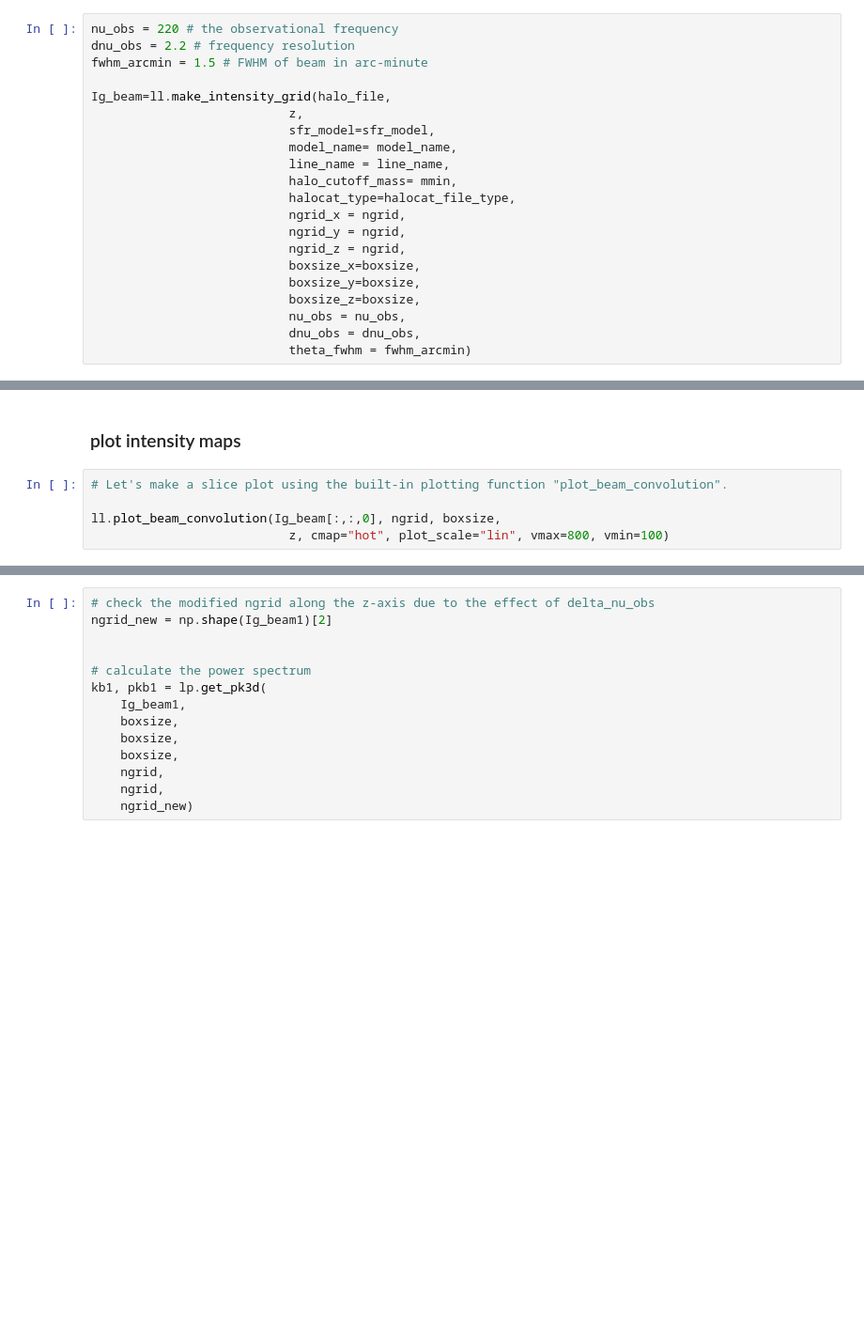
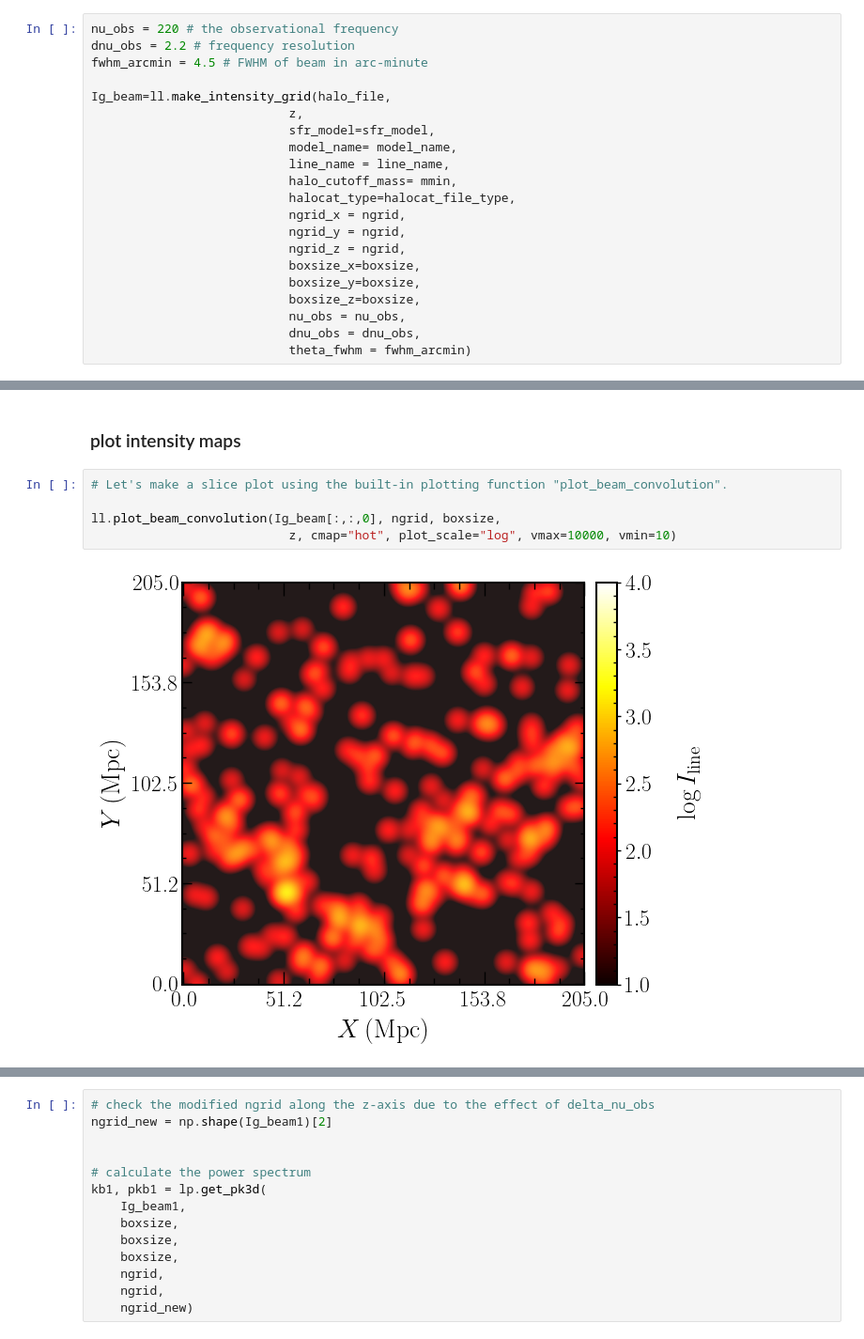
Before and after one commit to Anirbancosmo/Limpy, a Jupyter notebook: examples/Simulated_maps_and_powerspectra.ipynb, the cells around one changed output, grey strips where cells are left out. Shown: that part at 94% size. Cells and saved outputs as stored; diff of their text form; blank space fills up the shorter version.

```diff
--- a/examples/Simulated_maps_and_powerspectra.ipynb
+++ b/examples/Simulated_maps_and_powerspectra.ipynb
@@ -122,7 +126,7 @@ the beam size (FWHM) in arc-minute.
 # %%
 nu_obs = 220 # the observational frequency
 dnu_obs = 2.2 # frequency resolution
-fwhm_arcmin = 1.5 # FWHM of beam in arc-minute
+fwhm_arcmin = 4.5 # FWHM of beam in arc-minute
 
 Ig_beam=ll.make_intensity_grid(halo_file,
                            z,
@@ -160,8 +175,10 @@ kb, pkb = lp.get_pk3d(
 # %%
 # Let's make a slice plot using the built-in plotting function "plot_beam_convolution".
 
 ll.plot_beam_convolution(Ig_beam[:,:,0], ngrid, boxsize,
-                           z, cmap="hot", plot_scale="lin", vmax=800, vmin=100)
+                           z, cmap="hot", plot_scale="log", vmax=10000, vmin=10)
+# %% [output]
+[figure, added]
 # %%
 # make maps with 0.5 arc-min beam size
 fwhm_arcmin = 0.5
```
Also changed, not shown: parts of 12 cells of this notebook, 22 other files.
